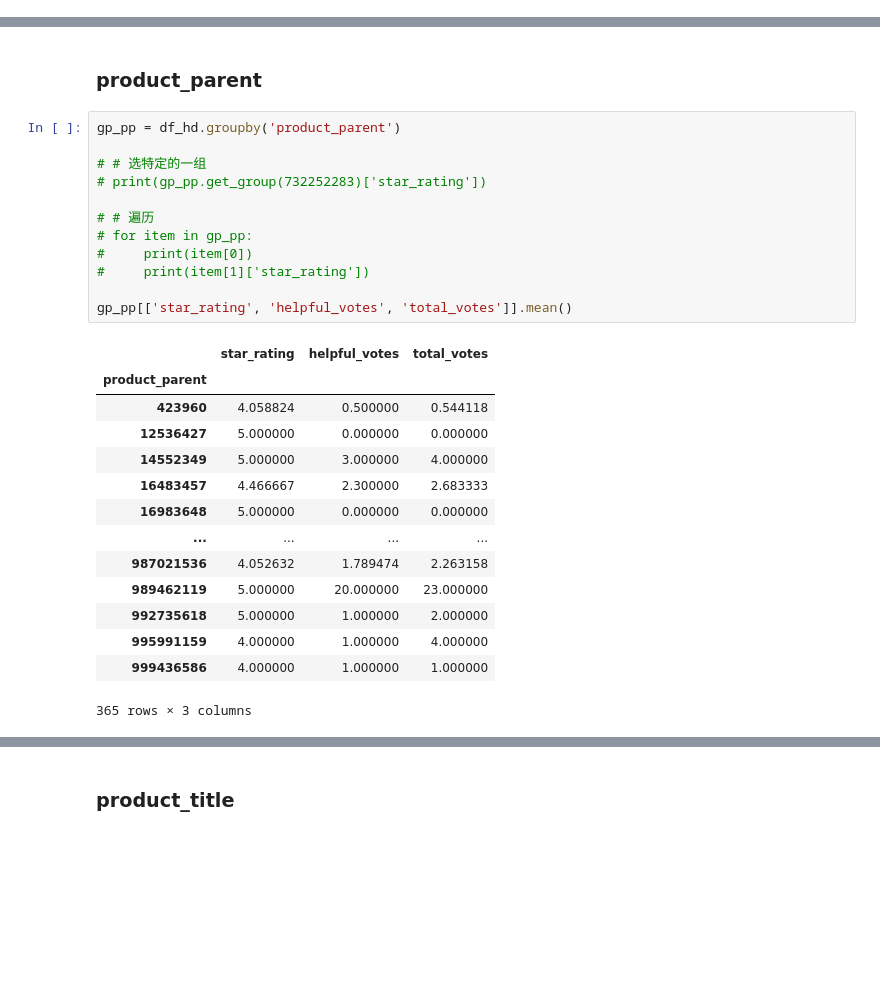
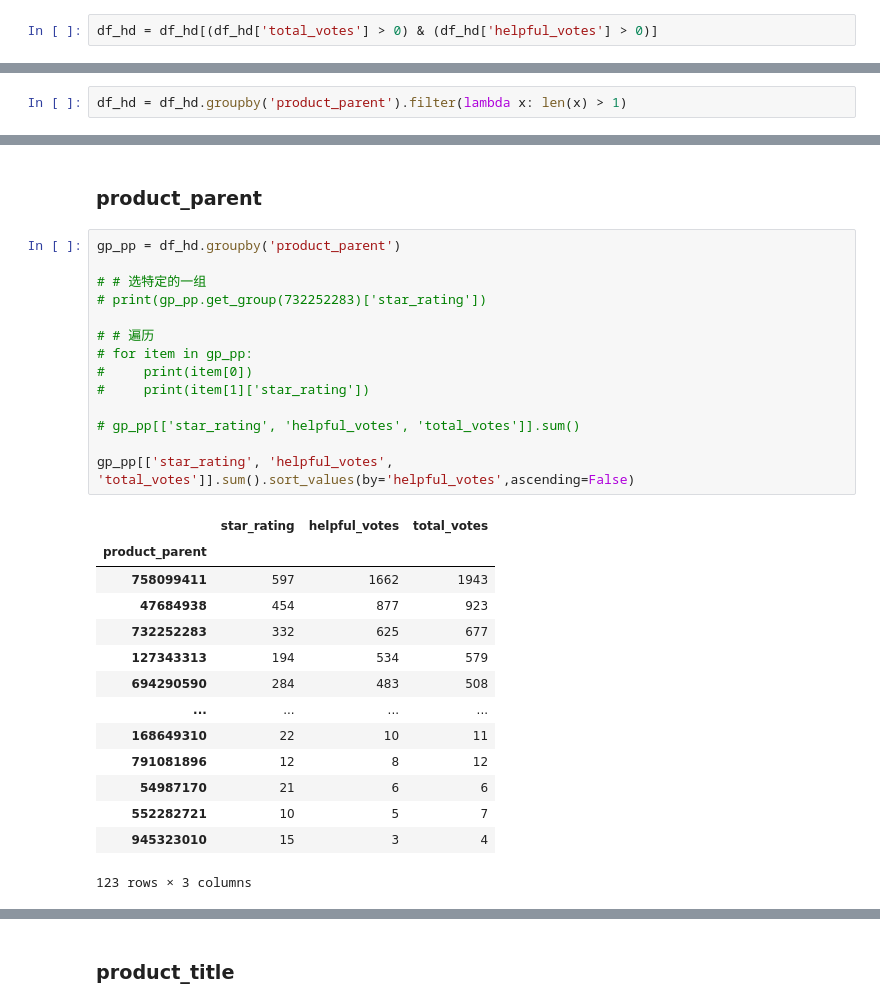
Before and after one commit to Ryan0v0/MCM2020_problemC, a Jupyter notebook: Exploratory Data Analysis.ipynb, the cells around one changed output, grey strips where cells are left out. Drawn from its saved outputs; the diff is of its cells as text; blank space fills up the shorter version.

```diff
--- a/Exploratory Data Analysis.ipynb
+++ b/Exploratory Data Analysis.ipynb
@@ -34,0 +33,2 @@ df_hd.head()
+# %%
+df_hd = df_hd[(df_hd['total_votes'] > 0) & (df_hd['helpful_votes'] > 0)]
@@ -35,3 +38,5 @@ df_hd.head()
+# %%
+df_hd = df_hd.groupby('product_parent').filter(lambda x: len(x) > 1)
 # %%
 df_hd.describe(include="all")
 # %% [output]
@@ -126,27 +131,29 @@ Name: star_rating, dtype: int64
 # %%
 gp_pp = df_hd.groupby('product_parent')
 
 # # 选特定的一组
 # print(gp_pp.get_group(732252283)['star_rating'])
 
 # # 遍历
 # for item in gp_pp:
 #     print(item[0])
 #     print(item[1]['star_rating'])
 
-gp_pp[['star_rating', 'helpful_votes', 'total_votes']].mean()
+# gp_pp[['star_rating', 'helpful_votes', 'total_votes']].sum()
+
+gp_pp[['star_rating', 'helpful_votes', 'total_votes']].sum().sort_values(by='helpful_votes',ascending=False)
 # %% [output]
 |  | star_rating | helpful_votes | total_votes |
 | product_parent |  |  |  |
-| 423960 | 4.058824 | 0.500000 | 0.544118 |
-| 12536427 | 5.000000 | 0.000000 | 0.000000 |
-| 14552349 | 5.000000 | 3.000000 | 4.000000 |
-| 16483457 | 4.466667 | 2.300000 | 2.683333 |
-| 16983648 | 5.000000 | 0.000000 | 0.000000 |
+| 758099411 | 597 | 1662 | 1943 |
+| 47684938 | 454 | 877 | 923 |
+| 732252283 | 332 | 625 | 677 |
+| 127343313 | 194 | 534 | 579 |
+| 694290590 | 284 | 483 | 508 |
 | ... | ... | ... | ... |
-| 987021536 | 4.052632 | 1.789474 | 2.263158 |
-| 989462119 | 5.000000 | 20.000000 | 23.000000 |
-| 992735618 | 5.000000 | 1.000000 | 2.000000 |
-| 995991159 | 4.000000 | 1.000000 | 4.000000 |
-| 999436586 | 4.000000 | 1.000000 | 1.000000 |
+| 168649310 | 22 | 10 | 11 |
+| 791081896 | 12 | 8 | 12 |
+| 54987170 | 21 | 6 | 6 |
+| 552282721 | 10 | 5 | 7 |
+| 945323010 | 15 | 3 | 4 |
-365 rows × 3 columns
+123 rows × 3 columns
```
Also changed, not shown: parts of 13 cells of this notebook.
